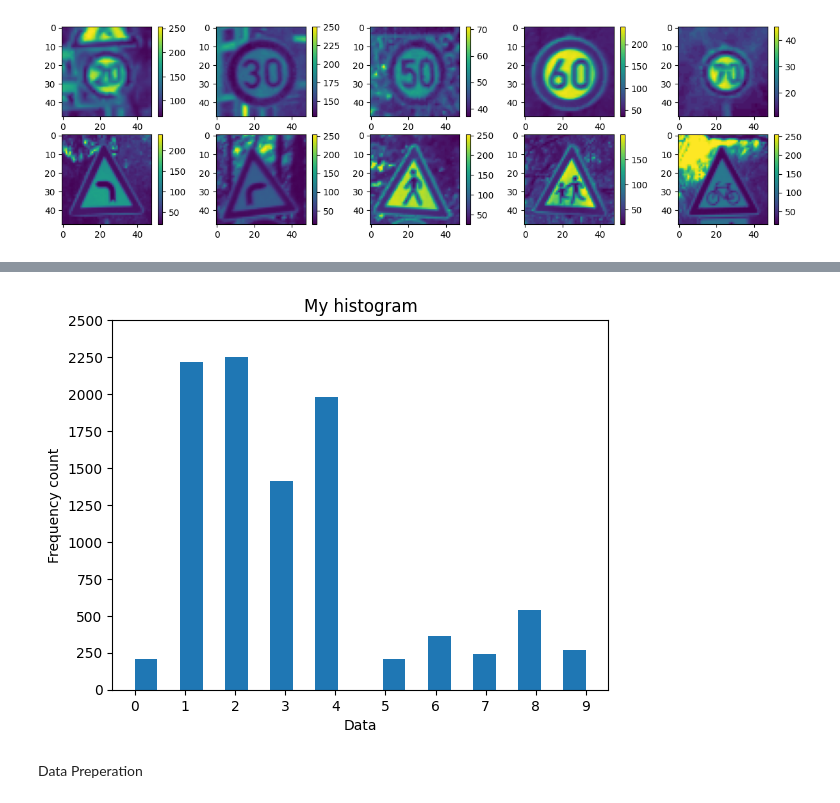
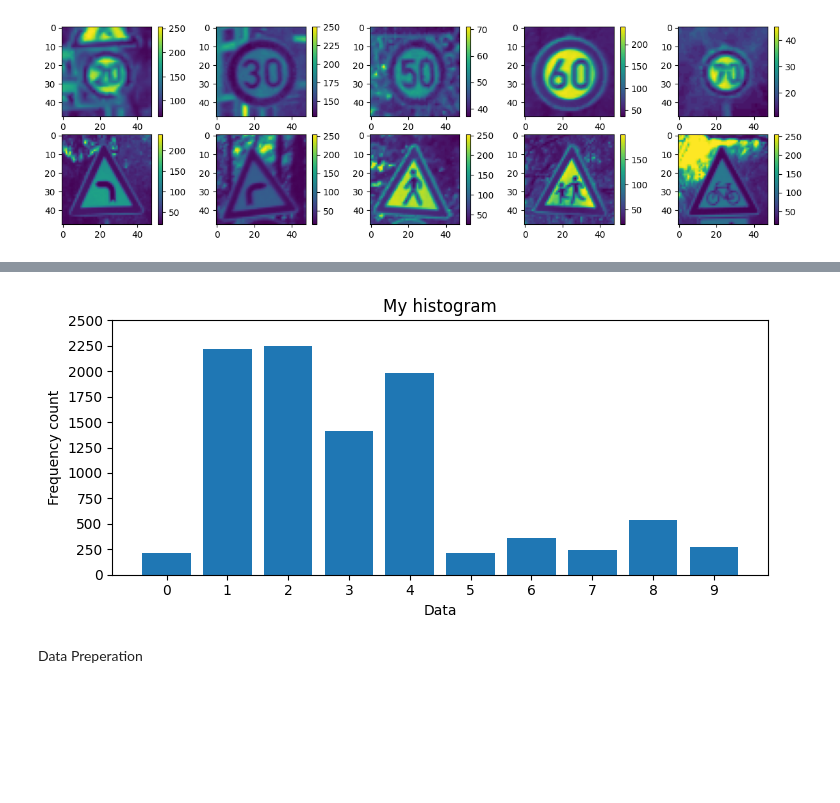
Before and after one commit to Danish3848/F20DL, a Jupyter notebook: CW/F20DL_Coursework1_Group12.ipynb, the cells around one changed output, grey strips where cells are left out. Drawn from its saved outputs; the diff is of its cells as text; code cells hidden in the pictures; blank space fills up the shorter version.

```diff
--- a/CW/F20DL_Coursework1_Group12.ipynb
+++ b/CW/F20DL_Coursework1_Group12.ipynb
@@ -220,13 +309,13 @@ for i in range (0, len(img_toshow)):
 # %%
-plt.hist(complete_y_train["0"],bins=20)
+plt.bar(range(10),height=complete_y_train.groupby('0').value_counts().to_numpy())
 plt.ylabel('Frequency count')
 plt.xlabel('Data')
-plt.xticks([0,1,2,3,4,5,6,7,8,9])
+plt.xticks(range(10))
 plt.yticks([0,250,500,750,1000,1250,1500,1750,2000,2250,2500])
 plt.title('My histogram')
 plt.show()
 # %% [output]
-[figure, old version]
+[figure, new version]
 # %% [markdown]
 Data Preperation
 # %% [markdown]
```
Also changed, not shown: parts of 28 cells of this notebook.
